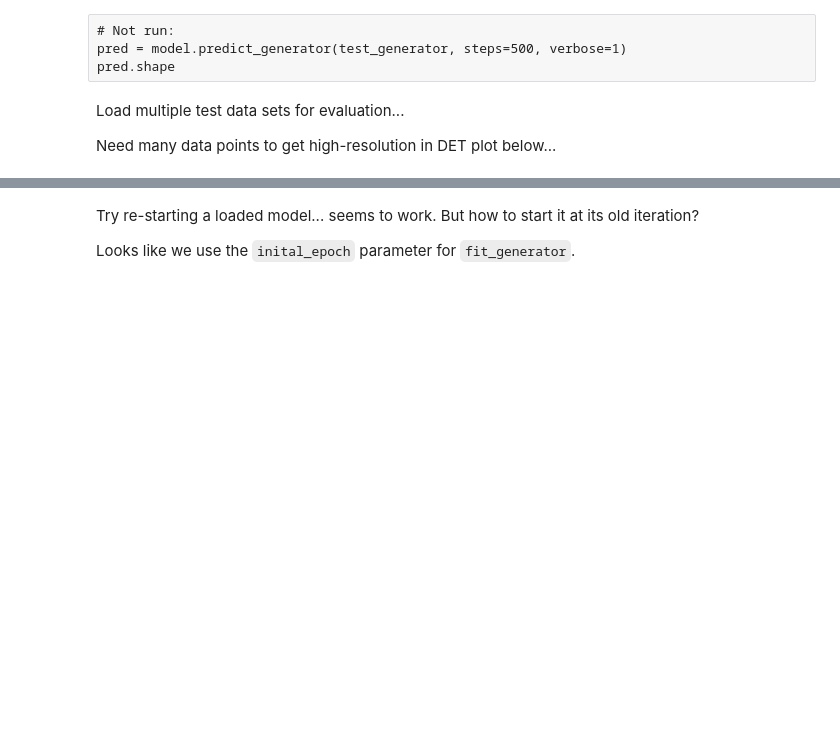
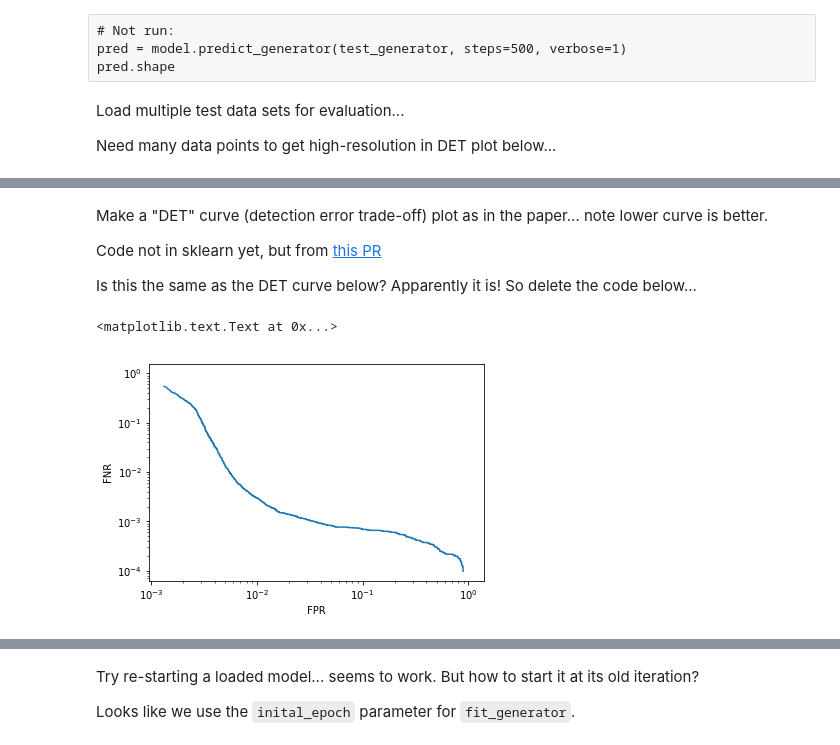
Before and after one commit to djreiss/CNN_HiTS_demo, a Jupyter notebook: CNN_HiTS_demo_big-datagen2.nbconvert.ipynb, the cells around one changed output, grey strips where cells are left out. Drawn from its saved outputs; the diff is of its cells as text; code cells hidden in the pictures; blank space fills up the shorter version.

```diff
--- a/CNN_HiTS_demo_big-datagen2.nbconvert.ipynb
+++ b/CNN_HiTS_demo_big-datagen2.nbconvert.ipynb
@@ -499 +498,13 @@ plt.xlabel('FPR'); plt.ylabel('TPR (recall)')
+# %% [markdown]
+Make a "DET" curve (detection error trade-off) plot as in the paper... note lower curve is better.
+
+Code not in sklearn yet, but from [this PR](https://github.com/scikit-learn/scikit-learn/pull/4980)
+
+Is this the same as the DET curve below? Apparently it is! So delete the code below...
+# %%
+plt.loglog(fpr, 1-tpr, label='DET Curve')
+plt.xlabel('FPR'); plt.ylabel('FNR')
+# %% [output]
+<matplotlib.text.Text at 0x...>
+[figure, added]
 # %%
```
Also changed, not shown: parts of 10 cells of this notebook, 4 other files.
